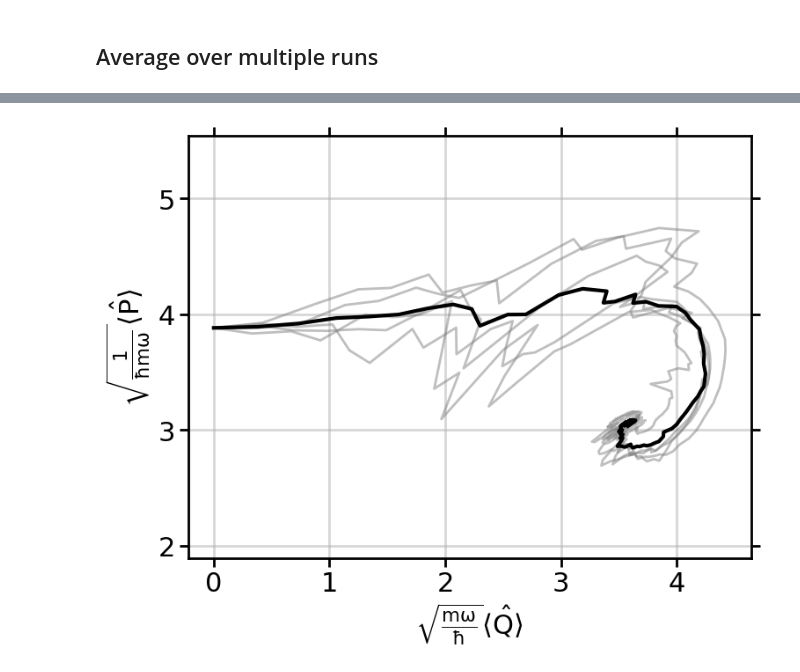
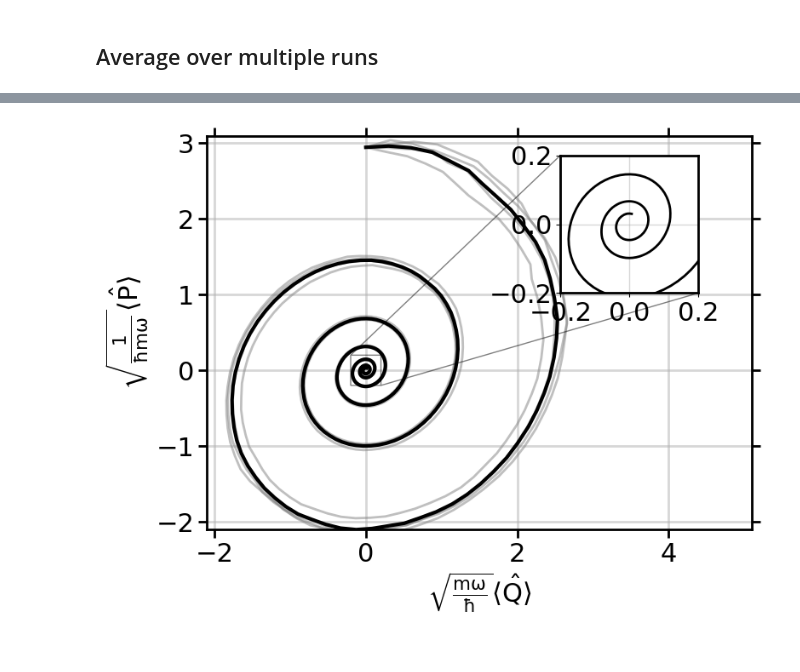
Before and after one commit to AmyRouillard/measurement-based-feedback-control, a Jupyter notebook: Continuous_measurement_and_feedback.ipynb, the cells around one changed output, grey strips where cells are left out. Saved outputs shown, nothing was run; the diff lists cells and outputs as text; code cells hidden in the pictures.

```diff
--- a/Continuous_measurement_and_feedback.ipynb
+++ b/Continuous_measurement_and_feedback.ipynb
@@ -1700,8 +1710,8 @@ del P1, P2, P3
 # %%
 save = True
 
-N_runs = 5  # 100
-kappa = 1  # 0.25 #
+N_runs = 4  # 100  #
+kappa = 0.25  # 1
 
 fig1 = plt.figure()
 ax1 = fig1.add_axes([0, 0, 1, 1])
@@ -1720,25 +1730,45 @@ E = 0
 
 for i in range(N_runs):
     print(f"{i+1} for {N_runs}")
-    # myParticle = evolvingParticle(kappa = kappa,
-    #                     tol = 10,
-    #                     measurement = True,
-    #                     feedback = True,
-    #                     feedback_type = "Cooling",
-    #                     Hamiltonian_type = "Free") #"Harmonic"
 
+    fig_name = "figure_3"
     myParticle = evolvingParticle(
         kappa=kappa,
+        tol=10,
         x0=0,
-        p0=4,
+        p0=3,
         measurement=True,
         feedback=True,
-        tmax=1.5 * 2 * np.pi,
-        c=(-1 + np.sqrt(1 + kappa**2)),
-        d=-2 * np.sqrt(-1 + np.sqrt(1 + kappa**2)) / np.sqrt(2),
-        tol=10,
-        Hamiltonian_type="DoubleWell",
+        feedback_type="Cooling",
+        Hamiltonian_type="Harmonic",  # "Free"
+        tmax=6 * 2 * np.pi,
     )
+
+    # myParticle = evolvingParticle(
+    #     kappa=kappa,
+    #     tol=10,
+    #     x0=0,
+    #     p0=3,
+    #     measurement=True,
+    #     feedback=True,
+    #     c=0,
+    #     d=-2 * np.sqrt(-1 + np.sqrt(1 + kappa**2)) / np.sqrt(2),
+    #     Hamiltonian_type="Harmonic",  # "Free"
+    #     tmax=6 * 2 * np.pi,
+    # )
+
+    # myParticle = evolvingParticle(
+    #     kappa=kappa,
+    #     x0=0,
+    #     p0=4,
+    #     measurement=True,
+    #     feedback=True,
+    #     tmax=1.5 * 2 * np.pi,
+    #     c=(-1 + np.sqrt(1 + kappa**2)),
+    #     d=-2 * np.sqrt(-1 + np.sqrt(1 + kappa**2)) / np.sqrt(2),
+    #     tol=10,
+    #     Hamiltonian_type="DoubleWell",
+    # )
 
     T = myParticle.T
     if i == 0:
@@ -1810,8 +1840,23 @@ ax2.set_xlabel(r"$\mathregular{\sqrt{\frac{m\omega}{\hbar}}\langle \hat{Q}\rangl
 ax2.set_ylabel(r"$\mathregular{\sqrt{\frac{1}{\hbar m\omega}}\langle \hat{P}\rangle}$")
 ax2.axis("equal")
 
-# ax2.set_xlim(-0.6, 0.6)
-# ax2.set_ylim(-0.5, 0.5)
+ax2.set_xlim(-2.1, 5.1)
+ax2.set_ylim(-2.1, 3.1)
+
+# make axis equal by setting aspect
+ax2.set_aspect("equal", adjustable="box")
+
+# add an inset to ax2 with a zoom in on x and y between -0.2 and 0.2, top right corner
+axins = ax2.inset_axes([0.6, 0.6, 0.35, 0.35])
+axins.plot(X, P, "-k", linewidth=2)
+axins.set_xlim(-0.2, 0.2)
+axins.set_ylim(-0.2, 0.2)
+axins.set_xticks([-0.2, 0, 0.2])
+axins.set_yticks([-0.2, 0, 0.2])
+axins.grid(visible=True, which="major", axis="both", linewidth=1, alpha=0.5)
+# make aspect equal
+axins.set_aspect("equal", adjustable="box")
+ax2.indicate_inset_zoom(axins, edgecolor="black", alpha=0.5)
 
 
 ##################################
@@ -1825,23 +1870,42 @@ ax4.set_xlabel(r"$\mathregular{\frac{\omega t}{2\pi}}$")
 ax4.set_ylabel(r"$\frac{1}{\hbar\omega}\langle\hat{H} \rangle$")
 ax4.legend(frameon=False, fontsize=18)
 
+# add an inset to ax2 with a zoom in on x between 4.5 and 6 and y between 0.5 and 0.55, top right corner
+axins2 = ax4.inset_axes([0.6, 0.6, 0.35, 0.35])
+axins2.plot(T, E, "-k", linewidth=2)
+axins2.set_xlim(4.5, 6)
+axins2.set_ylim(0.5, 0.55)
+axins2.set_xticks([4.5, 5.25, 6])
+axins2.set_yticks([0.5, 0.525, 0.55])
+axins2.grid(visible=True, which="major", axis="both", linewidth=1, alpha=0.5)
+# make aspect equal
+axins2.set_aspect("auto", adjustable="box")
+# place box on far right of ax4
+axins2.set_position([0.65, 0.6, 0.35, 0.35])
+
+ax4.indicate_inset_zoom(axins2, edgecolor="black", alpha=0.5)
+
+
+################################
+
+
 if save == True:
     fig1.savefig(
-        uniquify("./output/figure_2_2.png"),
+        uniquify(f"./output/{fig_name}_1.svg"),
         dpi=300,
         transparent=False,
         bbox_inches="tight",
     )
 
     fig2.savefig(
-        uniquify("./output/figure_2_3a.png"),
+        uniquify(f"./output/{fig_name}_2.svg"),
         dpi=300,
         transparent=False,
         bbox_inches="tight",
     )
 
     fig4.savefig(
-        uniquify("./output/figure_2_5.png"),
+        uniquify(f"./output/{fig_name}_3.svg"),
         dpi=300,
         transparent=False,
         bbox_inches="tight",
@@ -1858 +1925 @@ plt.show()
-[figure, old version]
+[figure, new version]
```
Also changed, not shown: parts of 14 cells of this notebook.
